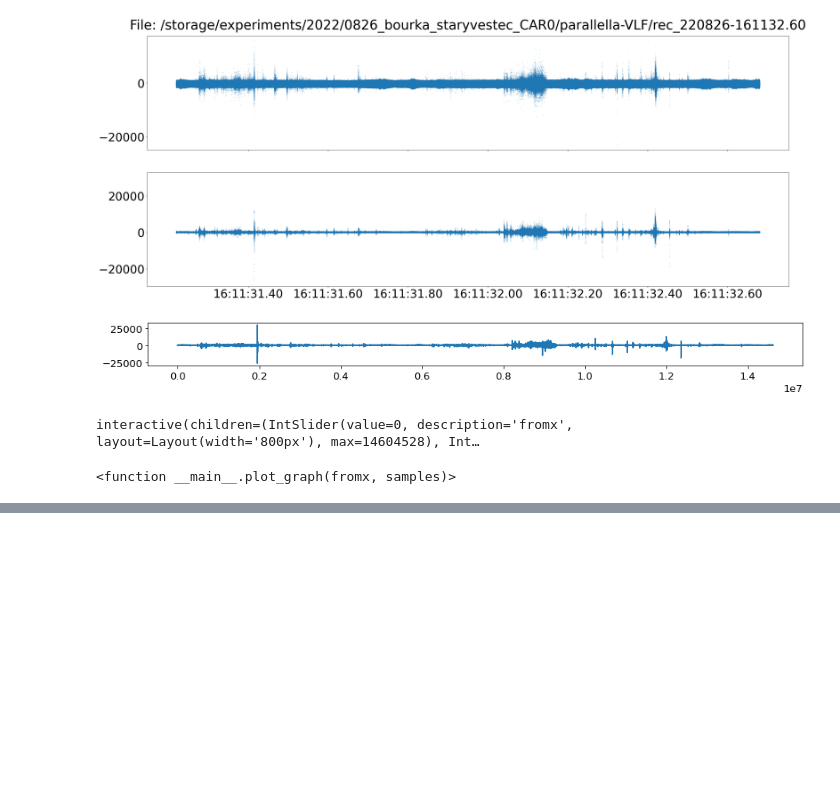
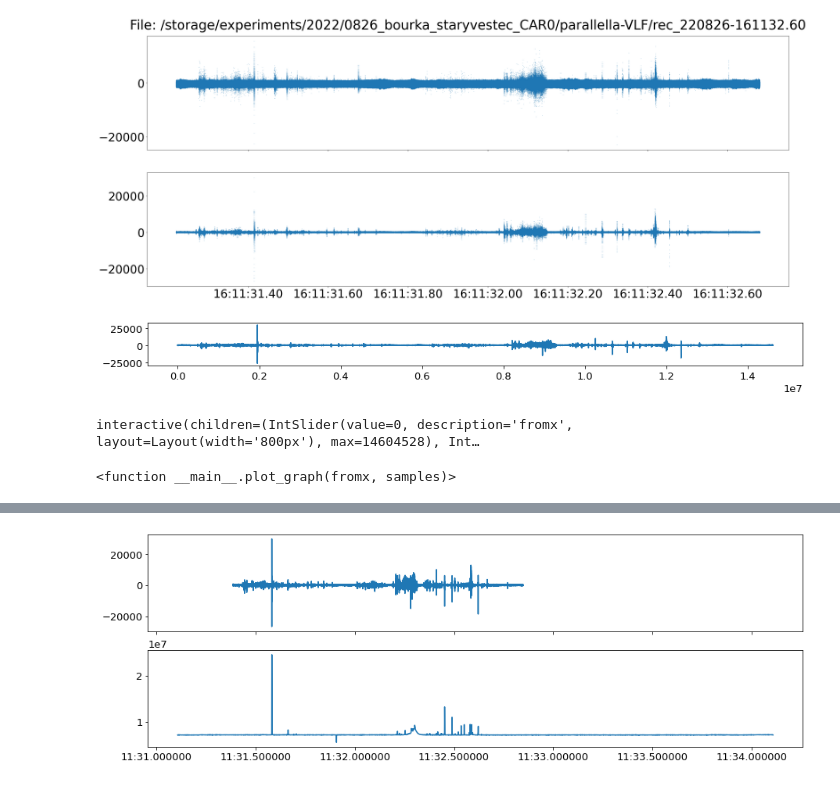
Before and after one commit to ODZ-UJF-AV-CR/vanice, a Jupyter notebook: VLF-simple.ipynb, the cells around one changed output, grey strips where cells are left out. Saved outputs shown, nothing was run; the diff lists cells and outputs as text; code cells hidden in the pictures; blank space fills up the shorter version.

```diff
--- a/VLF-simple.ipynb
+++ b/VLF-simple.ipynb
@@ -104,0 +176,15 @@ interactive(children=(IntSlider(value=0, description='fromx', layout=Layout(widt
+# %%
+plt.rcParams.update({'font.size': 13})
+fig, (ax) = plt.subplots(nrows=2, sharex=True, figsize=(15,5))
+
+signal = pd.DataFrame(signal_samples)
+
+# ten offset triggeru 1.2215 jsem urcil experimentalne
+signal['time'] = trigger + pd.to_timedelta(signal.index * 1/sps - 1.2215, unit='s') # in seconds
+
+
+ax[0].plot(signal['time'],signal[0])
+ax[1].plot(y['time'], y['0'], label='sum')
+plt.show()
+# %% [output]
+[figure, added]
```
Also changed, not shown: parts of 5 cells of this notebook.
